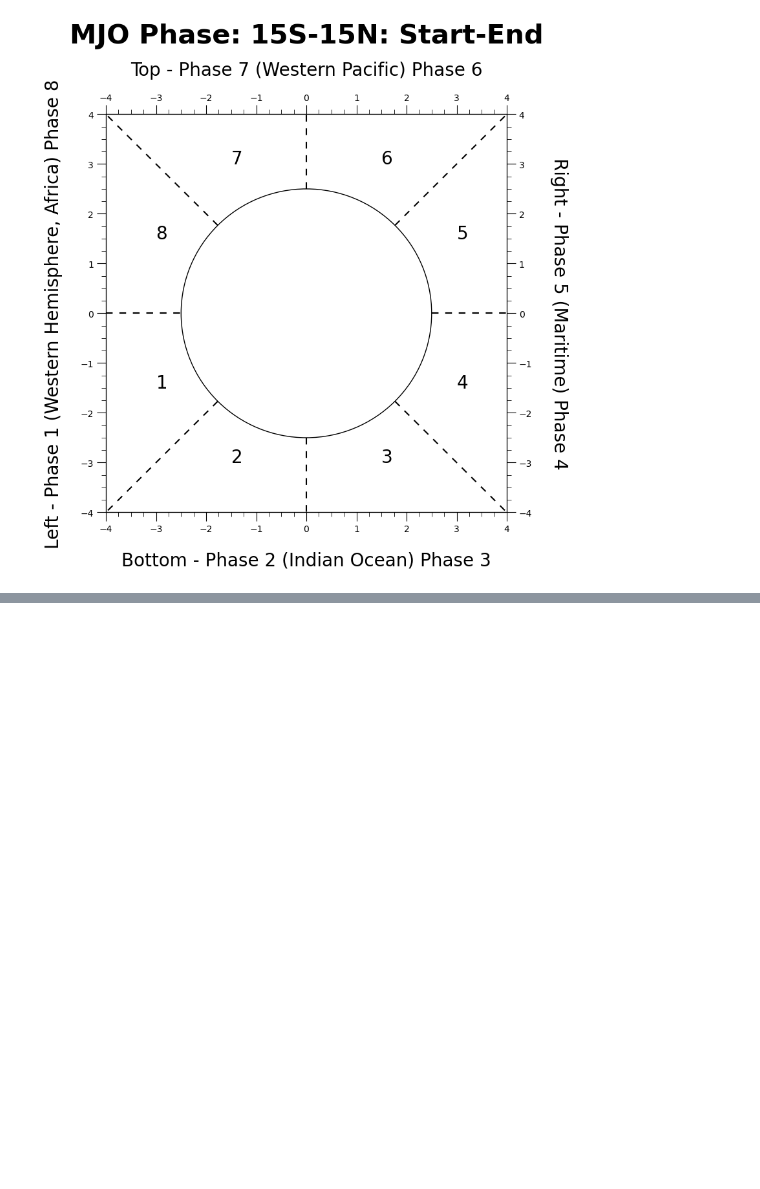
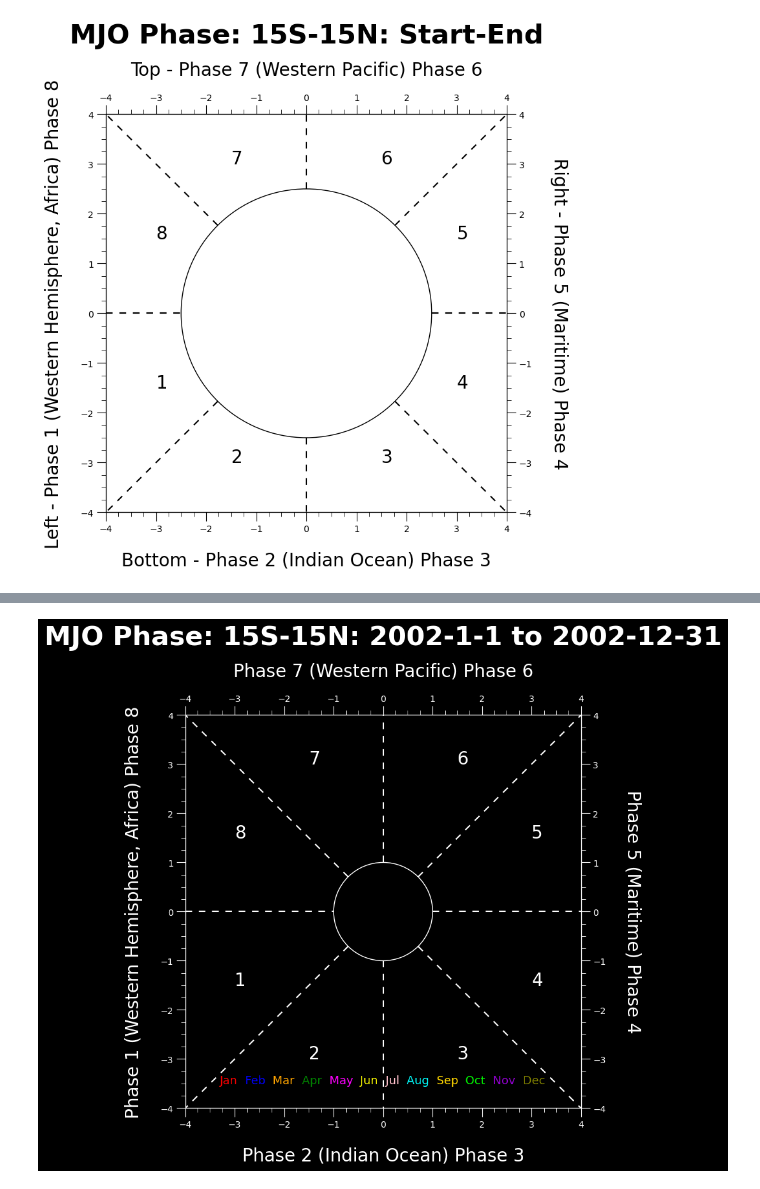
Before and after one commit to cyschneck/geocat-research, a Jupyter notebook: mjo/mjo_phase_background.ipynb, the cells around one changed output, grey strips where cells are left out. Cells and saved outputs as stored; diff of their text form; code cells hidden in the pictures; blank space fills up the shorter version.

```diff
--- a/mjo/mjo_phase_background.ipynb
+++ b/mjo/mjo_phase_background.ipynb
@@ -161,0 +173,4 @@ Working Example -- Phase diagram split into 8 equal parts for example:
+# %%
+romi_url = "https://www.psl.noaa.gov/mjo/mjoindex/romi.cpcolr.1x.txt"
+df = pd.read_csv(romi_url, sep="\s+", header=None, names=["YYYY", "MM", "DD", "HH", "RMM1", "RMM2", "Phase"])
+df
@@ -161,0 +191,3 @@ Working Example -- Phase diagram split into 8 equal parts for example:
+# %%
+df_2002 = df[df["YYYY"] == 2002]
+df_2002
@@ -161,0 +378,4 @@ Working Example -- Phase diagram split into 8 equal parts for example:
+# %%
+mjo_phase_background_data(is_darkmode=True, radius=1, data=df_2002)
+# %% [output]
+[figure, added]
```
Also changed, not shown: parts of 5 cells of this notebook.
